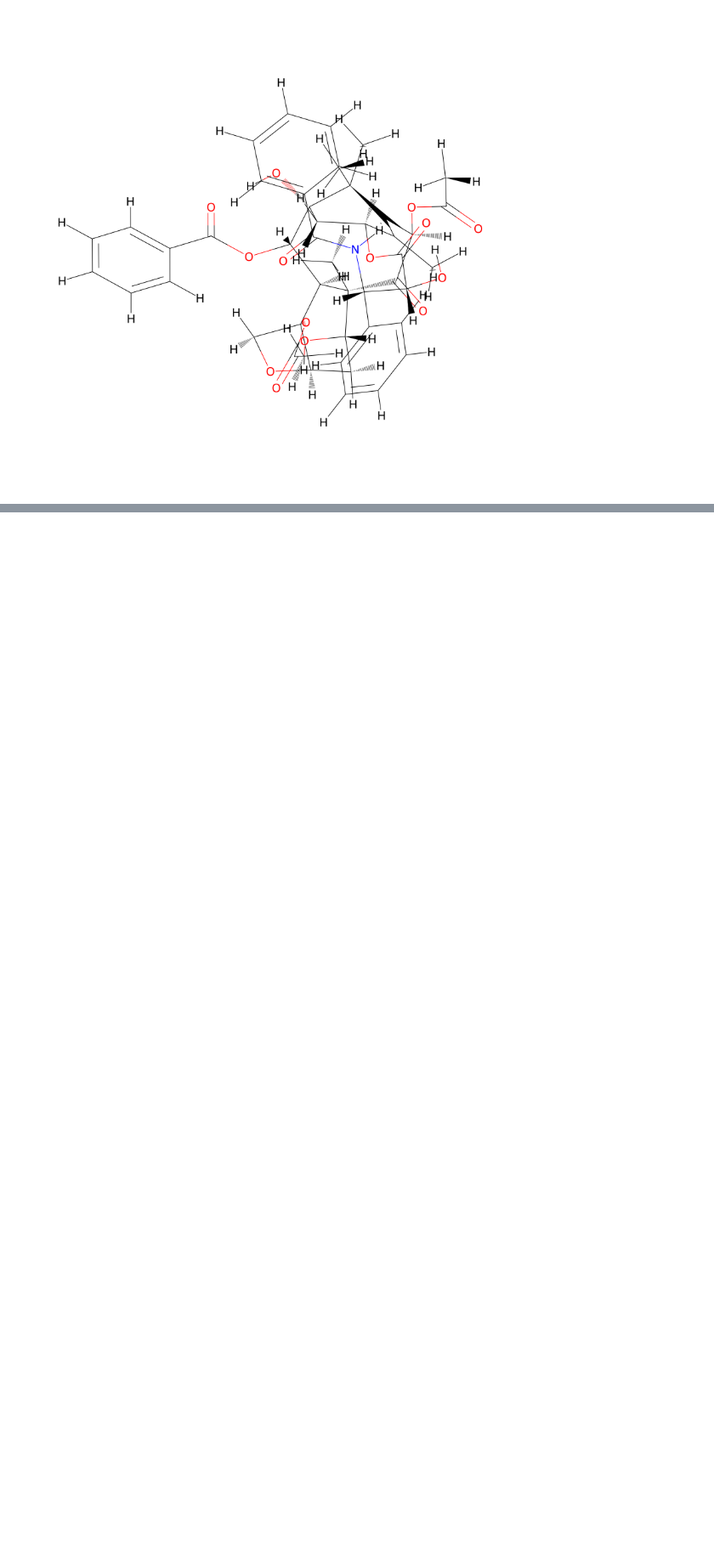
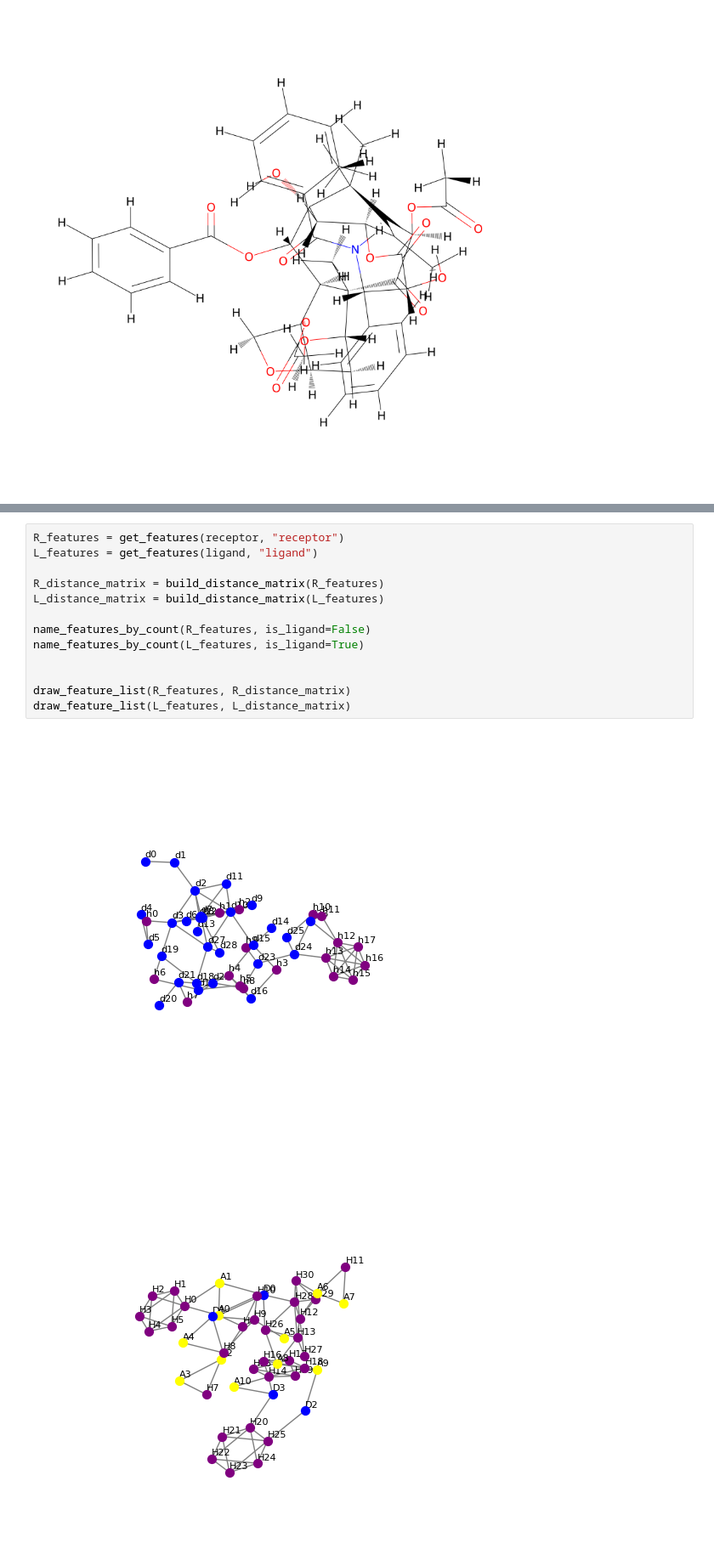
Before and after one commit to M-Garrigues/Quantum-Docking, a Jupyter notebook: notebooks/demo.ipynb, the cells around one changed output, grey strips where cells are left out. Shown at 85% size. Saved outputs shown, nothing was run; the diff lists cells and outputs as text; blank space fills up the shorter version.

```diff
--- a/notebooks/demo.ipynb
+++ b/notebooks/demo.ipynb
@@ -52,0 +57,16 @@ rdkit.Chem.Draw.MolToImage(ligand, size=(1600, 1600), kekulize=True, wedgeBonds=
+# %%
+R_features = get_features(receptor, "receptor")
+L_features = get_features(ligand, "ligand")
+
+R_distance_matrix = build_distance_matrix(R_features)
+L_distance_matrix = build_distance_matrix(L_features)
+
+name_features_by_count(R_features, is_ligand=False)
+name_features_by_count(L_features, is_ligand=True)
+
+
+draw_feature_list(R_features, R_distance_matrix)
+draw_feature_list(L_features, L_distance_matrix)
+# %% [output]
+[figure, added]
+[figure, added]
```
Also changed, not shown: parts of 38 cells of this notebook, 6 other files.
